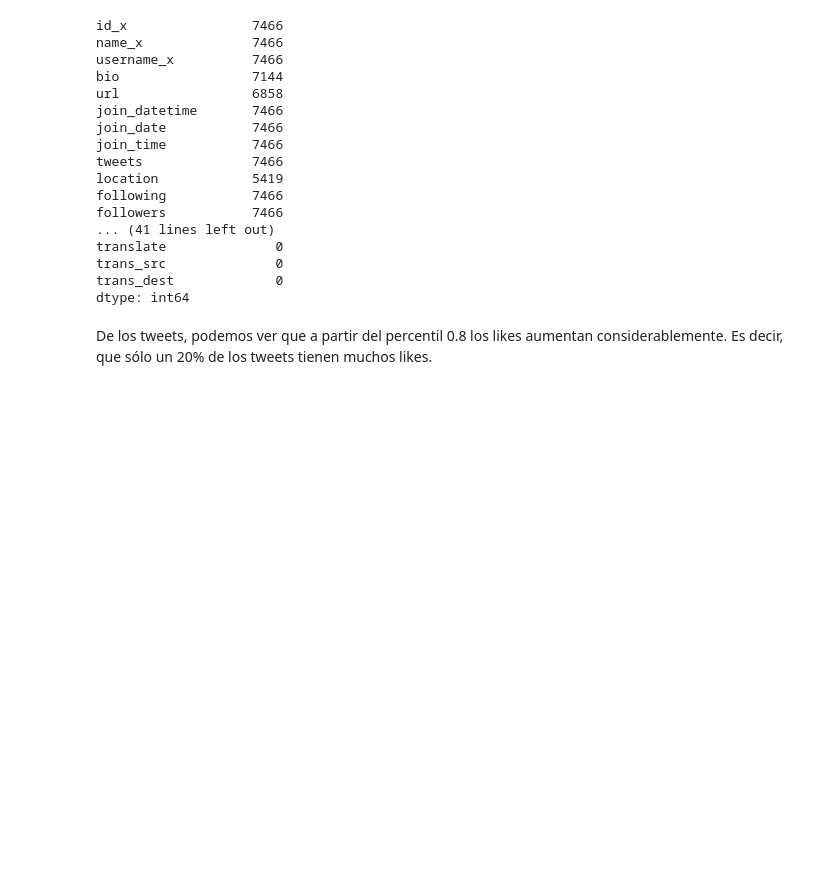
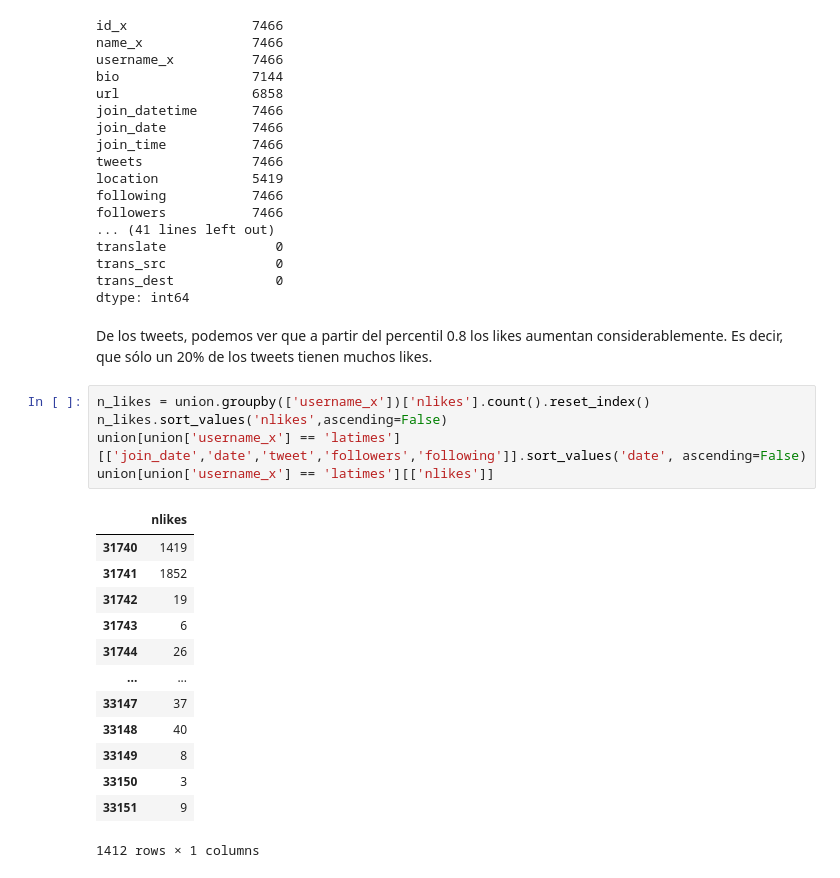
Before and after one commit to julianmelero/twitter-ai, a Jupyter notebook: Analysis/basic.ipynb, the cells around one changed output. Drawn from its saved outputs; the diff is of its cells as text; blank space fills up the shorter version.

Commit message:
Latimes Likes

```diff
--- a/Analysis/basic.ipynb
+++ b/Analysis/basic.ipynb
@@ -200,3 +200,22 @@ trans_dest             0
 dtype: int64
 # %% [markdown]
 De los tweets, podemos ver que a partir del percentil 0.8 los likes aumentan considerablemente. Es decir, que sólo un 20% de los tweets tienen muchos likes.
+# %%
+n_likes = union.groupby(['username_x'])['nlikes'].count().reset_index()
+n_likes.sort_values('nlikes',ascending=False)
+union[union['username_x'] == 'latimes'][['join_date','date','tweet','followers','following']].sort_values('date', ascending=False)
+union[union['username_x'] == 'latimes'][['nlikes']]
+# %% [output]
+|  | nlikes |
+| 31740 | 1419 |
+| 31741 | 1852 |
+| 31742 | 19 |
+| 31743 | 6 |
+| 31744 | 26 |
+| ... | ... |
+| 33147 | 37 |
+| 33148 | 40 |
+| 33149 | 8 |
+| 33150 | 3 |
+| 33151 | 9 |
+1412 rows × 1 columns
```
